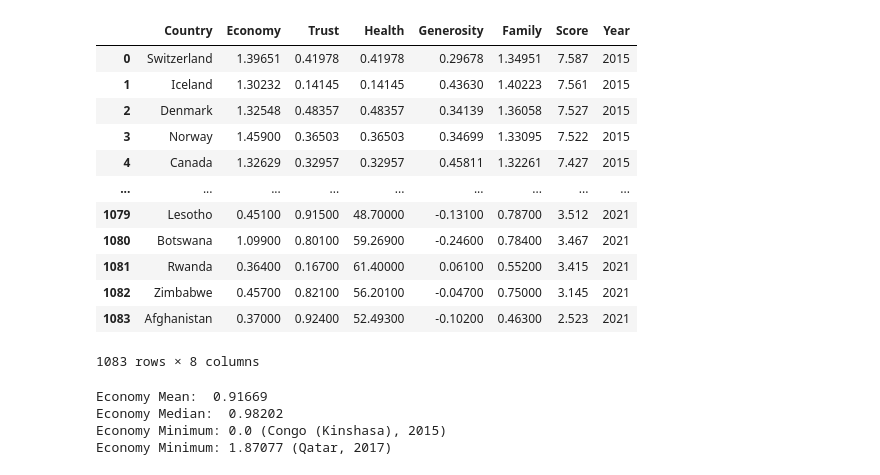
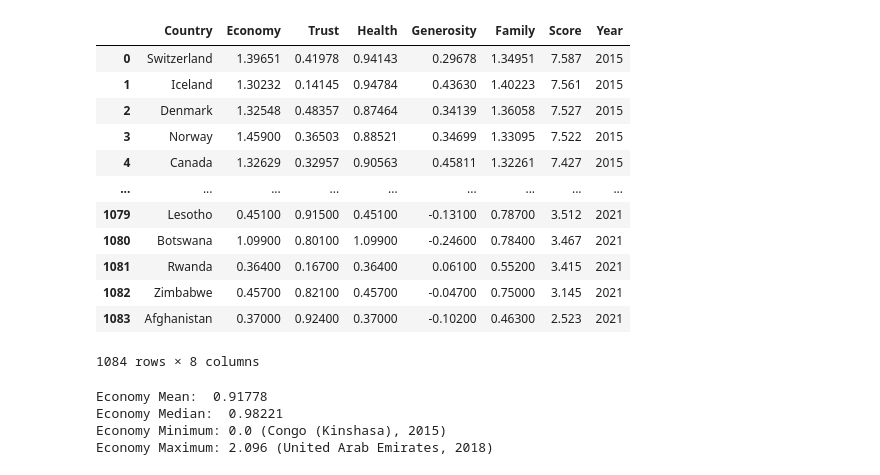
Before and after one commit to b4yc/ensf544-project2-team9, a Jupyter notebook: eda.ipynb, the cells around one changed output. Cells and saved outputs as stored; diff of their text form; code cells hidden in the pictures.

```diff
--- a/eda.ipynb
+++ b/eda.ipynb
@@ -9,68 +9,71 @@ import matplotlib.pyplot as plt
 country_title = ['Country', 'Country or region', "Country name"]
 economy_title = ["Economy (GDP per Capita)", "Economy..GDP.per.Capita.", "GDP per capita", "Explained by: Log GDP per capita"]
 trust_title = ["Trust (Government Corruption)", "Trust..Government.Corruption.", "Perceptions of corruption"]
-health_title = ["Trust (Government Corruption)", "Trust..Government.Corruption.", "Healthy life expectancy"]
+health_title = ["Health (Life Expectancy)", "Health..Life.Expectancy.", "Explained by: Log GDP per capita", "Healthy life expectancy"]
 generosity_title = ["Generosity"]
 family_title = ["Family", "Social support"]
 score_title = ["Happiness Score", "Happiness.Score", "Score", "Ladder score"]
 
 # process each year
 data_all_years_list = []
 for year in range(2015, 2022):
     file = pd.read_csv(f'data/{year}.csv')
+    if year == 2021 or year == 2020:
+        if file.columns[8] == health_title[3]:
+            file = file.drop(file.columns[8], axis=1)
     df = file.loc[:, file.columns.isin(list(country_title))].copy()
     df = df.rename(columns={'Country or region': 'Country', "Country name": 'Country'})
     df["Economy"] = file.loc[:, file.columns.isin(list(economy_title))].copy()
     df["Trust"] = file.loc[:, file.columns.isin(list(trust_title))].copy()
     df["Health"] = file.loc[:, file.columns.isin(list(health_title))].copy()
     df["Generosity"] = file.loc[:, file.columns.isin(list(generosity_title))].copy()
     df["Family"] = file.loc[:, file.columns.isin(list(family_title))].copy()
     df["Score"] = file.loc[:, file.columns.isin(list(score_title))].copy()
-    df['Year'] = year
+    df["Year"] = year
     data_all_years_list.append(df)
     # display(file)
 
 # concatenate each year and create single dataframe
 df = pd.concat(data_all_years_list, ignore_index=True)
-df = df.dropna()
+# df = df.replace(to_replace=np.nan, value = -99)
 
 features = df[["Country", "Economy", "Trust", "Health", "Generosity", "Family"]]
 target = df["Score"]
 display(df)
 # %% [output]
 |  | Country | Economy | Trust | Health | Generosity | Family | Score | Year |
-| 0 | Switzerland | 1.39651 | 0.41978 | 0.41978 | 0.29678 | 1.34951 | 7.587 | 2015 |
-| 1 | Iceland | 1.30232 | 0.14145 | 0.14145 | 0.43630 | 1.40223 | 7.561 | 2015 |
-| 2 | Denmark | 1.32548 | 0.48357 | 0.48357 | 0.34139 | 1.36058 | 7.527 | 2015 |
-| 3 | Norway | 1.45900 | 0.36503 | 0.36503 | 0.34699 | 1.33095 | 7.522 | 2015 |
-| 4 | Canada | 1.32629 | 0.32957 | 0.32957 | 0.45811 | 1.32261 | 7.427 | 2015 |
+| 0 | Switzerland | 1.39651 | 0.41978 | 0.94143 | 0.29678 | 1.34951 | 7.587 | 2015 |
+| 1 | Iceland | 1.30232 | 0.14145 | 0.94784 | 0.43630 | 1.40223 | 7.561 | 2015 |
+| 2 | Denmark | 1.32548 | 0.48357 | 0.87464 | 0.34139 | 1.36058 | 7.527 | 2015 |
+| 3 | Norway | 1.45900 | 0.36503 | 0.88521 | 0.34699 | 1.33095 | 7.522 | 2015 |
+| 4 | Canada | 1.32629 | 0.32957 | 0.90563 | 0.45811 | 1.32261 | 7.427 | 2015 |
 | ... | ... | ... | ... | ... | ... | ... | ... | ... |
-| 1079 | Lesotho | 0.45100 | 0.91500 | 48.70000 | -0.13100 | 0.78700 | 3.512 | 2021 |
-| 1080 | Botswana | 1.09900 | 0.80100 | 59.26900 | -0.24600 | 0.78400 | 3.467 | 2021 |
-| 1081 | Rwanda | 0.36400 | 0.16700 | 61.40000 | 0.06100 | 0.55200 | 3.415 | 2021 |
-| 1082 | Zimbabwe | 0.45700 | 0.82100 | 56.20100 | -0.04700 | 0.75000 | 3.145 | 2021 |
-| 1083 | Afghanistan | 0.37000 | 0.92400 | 52.49300 | -0.10200 | 0.46300 | 2.523 | 2021 |
+| 1079 | Lesotho | 0.45100 | 0.91500 | 0.45100 | -0.13100 | 0.78700 | 3.512 | 2021 |
+| 1080 | Botswana | 1.09900 | 0.80100 | 1.09900 | -0.24600 | 0.78400 | 3.467 | 2021 |
+| 1081 | Rwanda | 0.36400 | 0.16700 | 0.36400 | 0.06100 | 0.55200 | 3.415 | 2021 |
+| 1082 | Zimbabwe | 0.45700 | 0.82100 | 0.45700 | -0.04700 | 0.75000 | 3.145 | 2021 |
+| 1083 | Afghanistan | 0.37000 | 0.92400 | 0.37000 | -0.10200 | 0.46300 | 2.523 | 2021 |
-1083 rows × 8 columns
+1084 rows × 8 columns
 # %%
 # Economy
 
-economy_mean = df["Economy"].mean()
-economy_median = df["Economy"].median()
-economy_min = df["Economy"].min()
-series_economy_min = df.iloc[int(df["Economy"].argmin())]
-country_economy_min = series_economy_min["Country"]
-year_economy_min = series_economy_min["Year"]
-economy_max = df["Economy"].max()
-series_economy_max = df.iloc[int(df["Economy"].argmax())]
-country_economy_max = series_economy_max["Country"]
-year_economy_max = series_economy_max["Year"]
+mean = df["Economy"].mean()
+median = df["Economy"].median()
+min = df["Economy"].min()
+series_min = df.iloc[int(df["Economy"].argmin())]
+country_min = series_min["Country"]
+year_min = series_min["Year"]
+max = df["Economy"].max()
+series_max = df.iloc[int(df["Economy"].argmax())]
+country_max = series_max["Country"]
+year_max = series_max["Year"]
 
-print("Economy Mean: ", round(economy_mean, 5))
-print("Economy Median: ", round(economy_median, 5))
-print("Economy Minimum: " + str(round(economy_min, 5)) + " (" + country_economy_min + ", " + str(year_economy_min) + ")")
-print("Economy Minimum: " + str(round(economy_max, 5)) + " (" + country_economy_max + ", " + str(year_economy_max) + ")")
+print("Economy Mean: ", round(mean, 5))
+print("Economy Median: ", round(median, 5))
+print("Economy Minimum: " + str(round(min, 5)) + " (" + country_min + ", " + str(year_min) + ")")
+print("Economy Maximum: " + str(round(max, 5)) + " (" + country_max + ", " + str(year_max) + ")")
 # %% [output]
-Economy Mean:  0.91669
-Economy Median:  0.98202
+Economy Mean:  0.91778
+Economy Median:  0.98221
 Economy Minimum: 0.0 (Congo (Kinshasa), 2015)
-Economy Minimum: 1.87077 (Qatar, 2017)
+Economy Maximum: 2.096 (United Arab Emirates, 2018)
```
Also changed, not shown: parts of 6 cells of this notebook, 1 other file.
